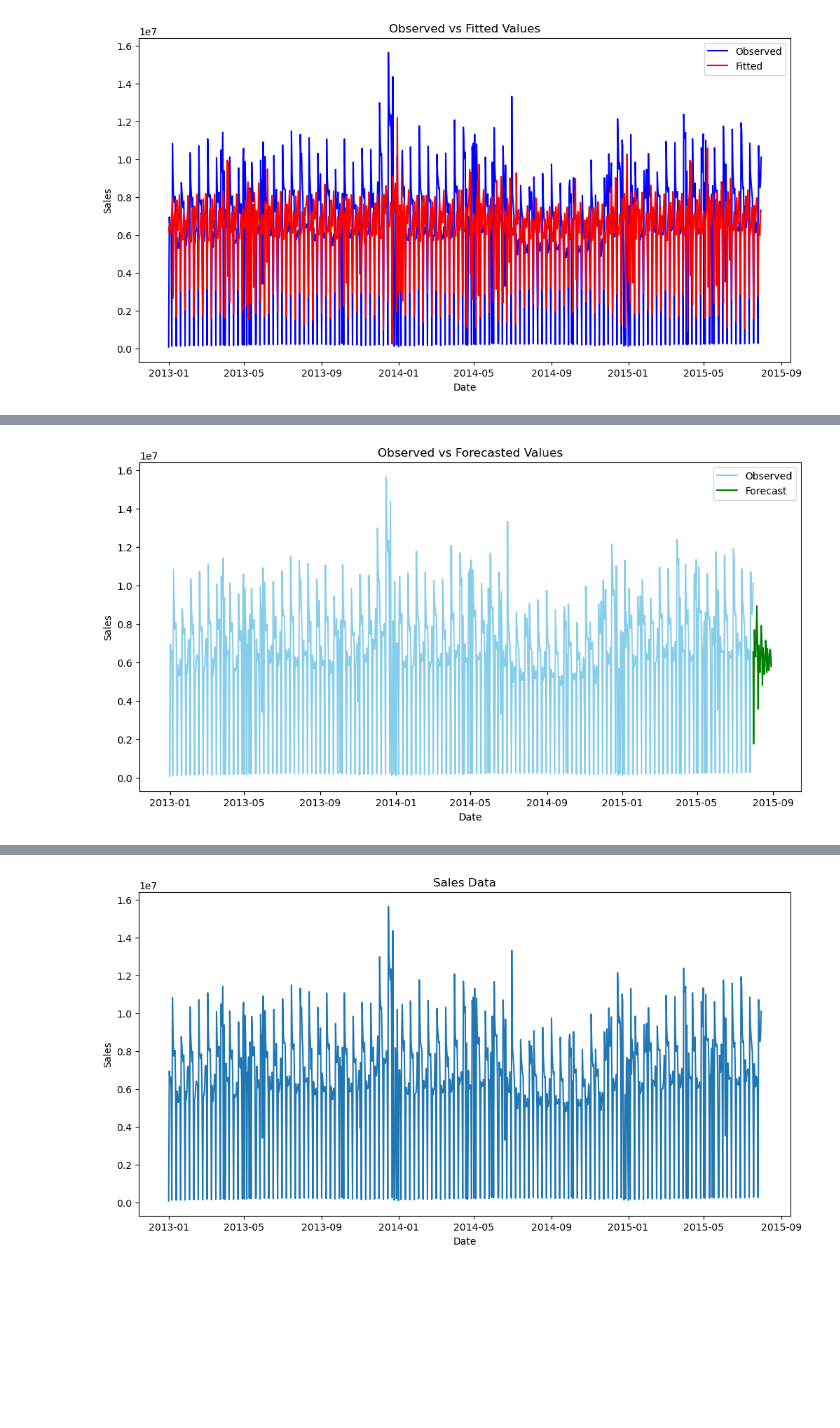
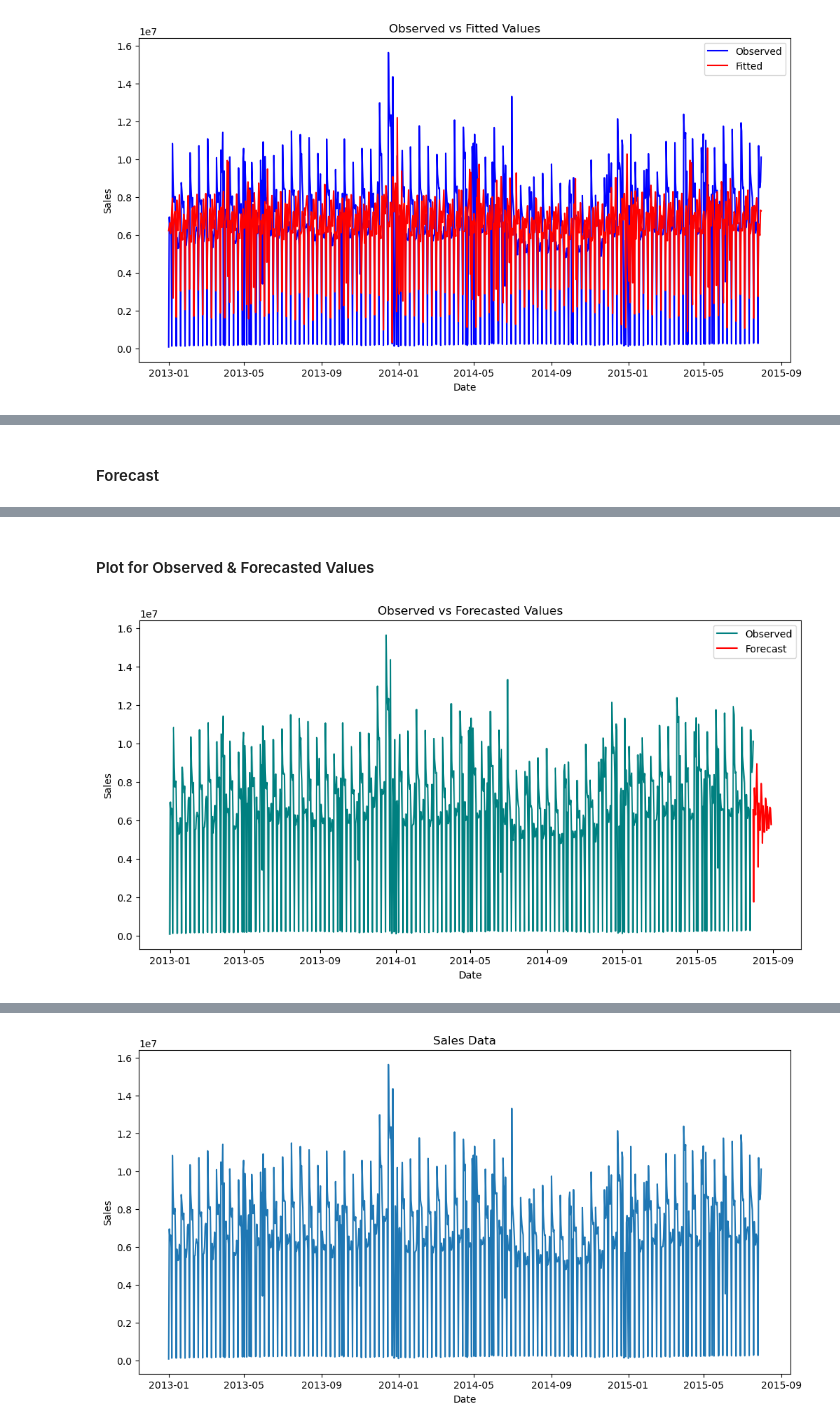
Before and after one commit to Hemamagam/Project-6--Pharmaceutical-Sale-Prediction-, a Jupyter notebook: Task 2.5-Time_series.ipynb, the cells around one changed output, grey strips where cells are left out. Saved outputs shown, nothing was run; the diff lists cells and outputs as text; code cells hidden in the pictures; blank space fills up the shorter version.

```diff
--- a/Task 2.5-Time_series.ipynb
+++ b/Task 2.5-Time_series.ipynb
@@ -200,3 +263,5 @@ plt.show()
+# %% [markdown]
+#### Forecast
 # %%
 # Forecast
 forecast = model_fit.forecast(steps=30)
@@ -221,18 +286,20 @@ print(forecast)
 2015-08-29    6.625299e+06
 2015-08-30    5.792131e+06
 Freq: D, Name: predicted_mean, dtype: float64
+# %% [markdown]
+#### Plot for Observed & Forecasted Values
 # %%
 plt.figure(figsize=(12, 6))
-plt.plot(sales_data.index, sales_data['Sales'], label='Observed', color='skyblue')
+plt.plot(sales_data.index, sales_data['Sales'], label='Observed', color='teal')
 
 # Plot forecasted values
 forecast_index = pd.date_range(start=sales_data.index[-1], periods=30, freq='D')
-plt.plot(forecast_index, forecast, label='Forecast', color='green')
+plt.plot(forecast_index, forecast, label='Forecast', color='red')
 
 plt.title('Observed vs Forecasted Values')
 plt.xlabel('Date')
 plt.ylabel('Sales')
 plt.legend()
 plt.show()
 # %% [output]
-[figure, old version]
+[figure, new version]
```
Also changed, not shown: parts of 27 cells of this notebook.
